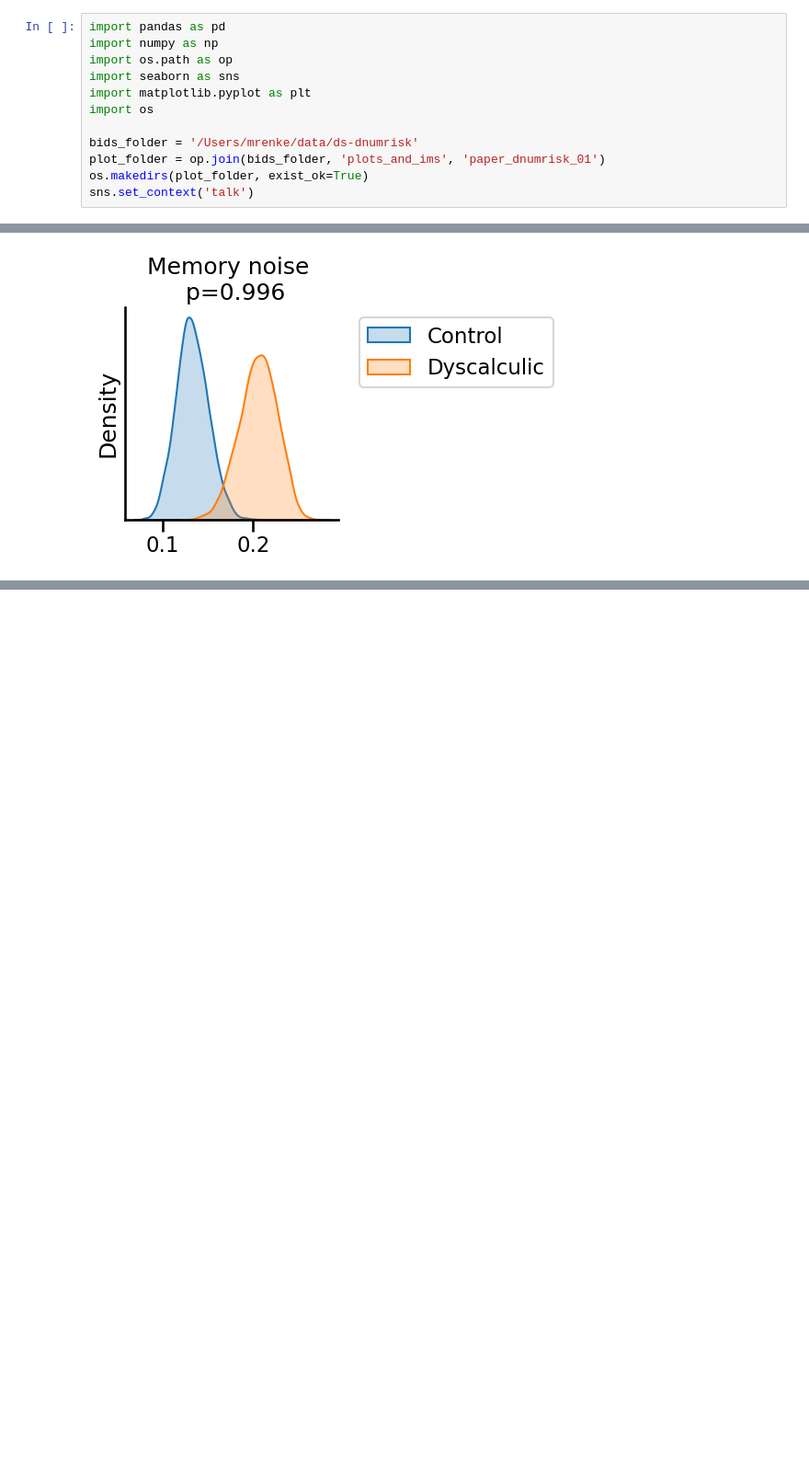
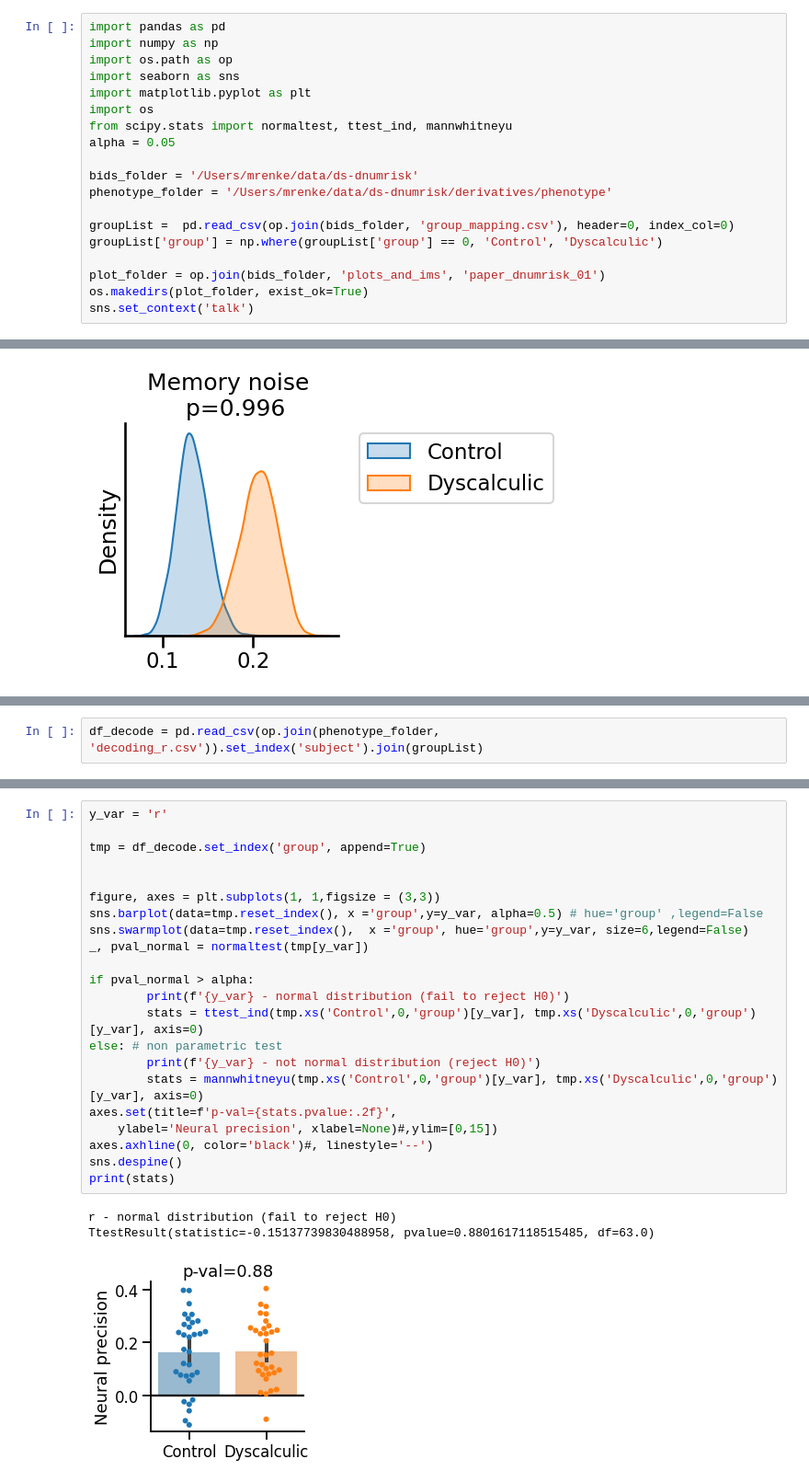
Before and after one commit to mrenke/numrisk, a Jupyter notebook: numrisk/visualize&plots&stats/paper_dnumrisk_01.ipynb, the cells around one changed output, grey strips where cells are left out. Shown at 92% size. Drawn from its saved outputs; the diff is of its cells as text; blank space fills up the shorter version.

```diff
--- a/numrisk/visualize&plots&stats/paper_dnumrisk_01.ipynb
+++ b/numrisk/visualize&plots&stats/paper_dnumrisk_01.ipynb
@@ -5,8 +5,15 @@ import os.path as op
 import seaborn as sns
 import matplotlib.pyplot as plt
 import os
+from scipy.stats import normaltest, ttest_ind, mannwhitneyu
+alpha = 0.05
 
 bids_folder = '/Users/mrenke/data/ds-dnumrisk'
+phenotype_folder = '/Users/mrenke/data/ds-dnumrisk/derivatives/phenotype'
+
+groupList =  pd.read_csv(op.join(bids_folder, 'group_mapping.csv'), header=0, index_col=0)
+groupList['group'] = np.where(groupList['group'] == 0, 'Control', 'Dyscalculic')
+
 plot_folder = op.join(bids_folder, 'plots_and_ims', 'paper_dnumrisk_01')
 os.makedirs(plot_folder, exist_ok=True)
 sns.set_context('talk')
@@ -119,0 +184,2 @@ for noise in ['perceptual', 'memory']:
+# %%
+df_decode = pd.read_csv(op.join(phenotype_folder, 'decoding_r.csv')).set_index('subject').join(groupList)
@@ -119,0 +203,26 @@ for noise in ['perceptual', 'memory']:
+# %%
+y_var = 'r'
+
+tmp = df_decode.set_index('group', append=True)
+
+
+figure, axes = plt.subplots(1, 1,figsize = (3,3))
+sns.barplot(data=tmp.reset_index(), x ='group',y=y_var, alpha=0.5) # hue='group' ,legend=False
+sns.swarmplot(data=tmp.reset_index(),  x ='group', hue='group',y=y_var, size=6,legend=False)
+_, pval_normal = normaltest(tmp[y_var])
+
+if pval_normal > alpha:
+        print(f'{y_var} - normal distribution (fail to reject H0)')
+        stats = ttest_ind(tmp.xs('Control',0,'group')[y_var], tmp.xs('Dyscalculic',0,'group')[y_var], axis=0)
+else: # non parametric test
+        print(f'{y_var} - not normal distribution (reject H0)')
+        stats = mannwhitneyu(tmp.xs('Control',0,'group')[y_var], tmp.xs('Dyscalculic',0,'group')[y_var], axis=0)
+axes.set(title=f'p-val={stats.pvalue:.2f}',
+    ylabel='Neural precision', xlabel=None)#,ylim=[0,15])
+axes.axhline(0, color='black')#, linestyle='--')
+sns.despine()
+print(stats)
+# %% [output]
+r - normal distribution (fail to reject H0)
+TtestResult(statistic=-0.15137739830488958, pvalue=0.8801617118515485, df=63.0)
+[figure, added]
```
Also changed, not shown: parts of 10 cells of this notebook, 5 other files.
